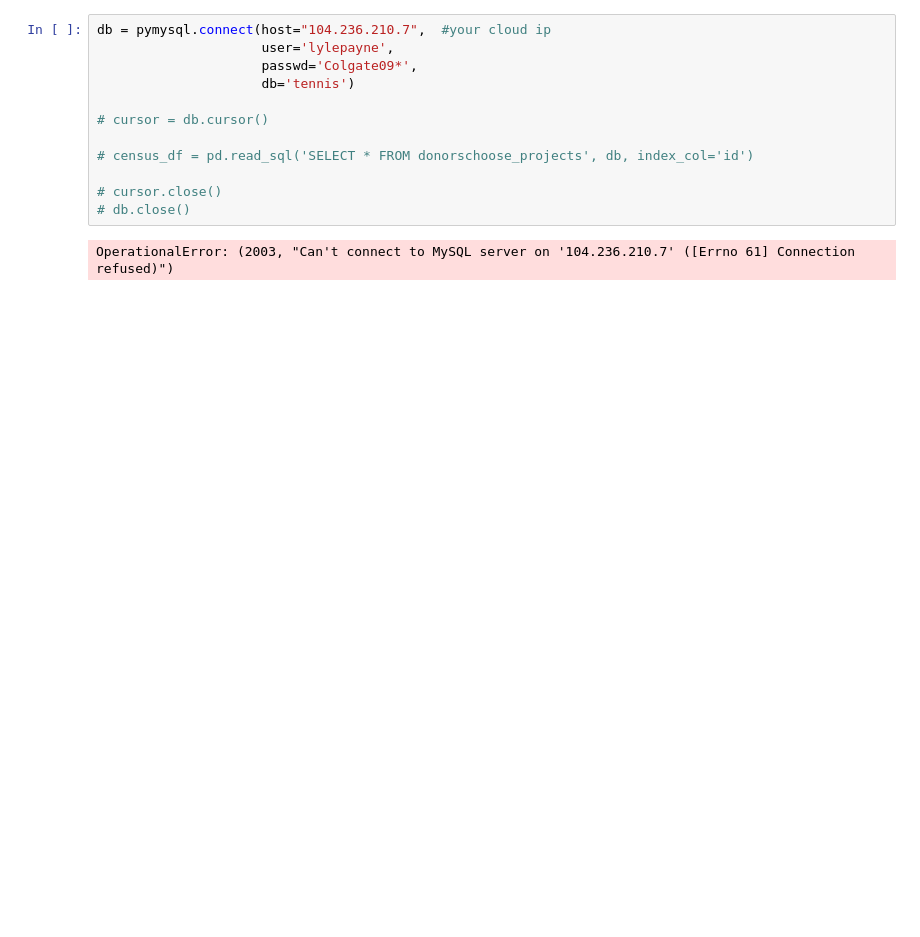
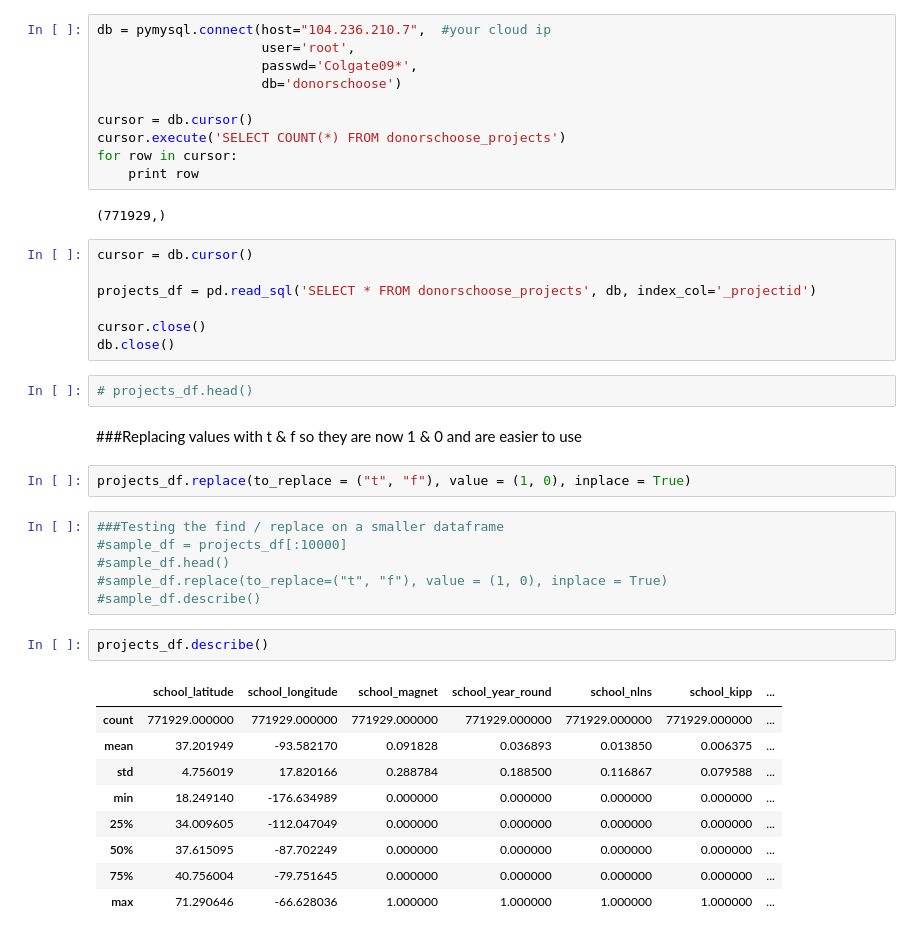
Before and after one commit to LylePayne/Fletcher-iPythonNotebooks, a Jupyter notebook: Project Kojak - DonorsChoose.ipynb, the cells around one changed output. Drawn from its saved outputs; the diff is of its cells as text; blank space fills up the shorter version.

Commit message:
Updated Donors Choose Analysis

```diff
--- a/Project Kojak - DonorsChoose.ipynb
+++ b/Project Kojak - DonorsChoose.ipynb
@@ -26,14 +18,43 @@ import pymysql
 # %%
 db = pymysql.connect(host="104.236.210.7",  #your cloud ip
-                     user='lylepayne',
+                     user='root',
                      passwd='Colgate09*',
-                     db='tennis')
+                     db='donorschoose')
 
-# cursor = db.cursor()
-
-# census_df = pd.read_sql('SELECT * FROM donorschoose_projects', db, index_col='id')
-
-# cursor.close()
-# db.close()
+cursor = db.cursor()
+cursor.execute('SELECT COUNT(*) FROM donorschoose_projects')
+for row in cursor:
+    print row
 # %% [output]
-OperationalError: (2003, "Can't connect to MySQL server on '104.236.210.7' ([Errno 61] Connection refused)")
+(771929,)
+# %%
+cursor = db.cursor()
+
+projects_df = pd.read_sql('SELECT * FROM donorschoose_projects', db, index_col='_projectid')
+
+cursor.close()
+db.close()
+# %%
+# projects_df.head()
+# %% [markdown]
+###Replacing values with t & f so they are now 1 & 0 and are easier to use
+# %%
+projects_df.replace(to_replace = ("t", "f"), value = (1, 0), inplace = True)
+# %%
+###Testing the find / replace on a smaller dataframe
+#sample_df = projects_df[:10000]
+#sample_df.head()
+#sample_df.replace(to_replace=("t", "f"), value = (1, 0), inplace = True)
+#sample_df.describe()
+# %%
+projects_df.describe()
+# %% [output]
+|  | school_latitude | school_longitude | school_magnet | school_year_round | school_nlns | school_kipp | ... |
+| count | 771929.000000 | 771929.000000 | 771929.000000 | 771929.000000 | 771929.000000 | 771929.000000 | ... |
+| mean | 37.201949 | -93.582170 | 0.091828 | 0.036893 | 0.013850 | 0.006375 | ... |
+| std | 4.756019 | 17.820166 | 0.288784 | 0.188500 | 0.116867 | 0.079588 | ... |
+| min | 18.249140 | -176.634989 | 0.000000 | 0.000000 | 0.000000 | 0.000000 | ... |
+| 25% | 34.009605 | -112.047049 | 0.000000 | 0.000000 | 0.000000 | 0.000000 | ... |
+| 50% | 37.615095 | -87.702249 | 0.000000 | 0.000000 | 0.000000 | 0.000000 | ... |
+| 75% | 40.756004 | -79.751645 | 0.000000 | 0.000000 | 0.000000 | 0.000000 | ... |
+| max | 71.290646 | -66.628036 | 1.000000 | 1.000000 | 1.000000 | 1.000000 | ... |
```
Also changed, not shown: parts of 24 cells of this notebook.
